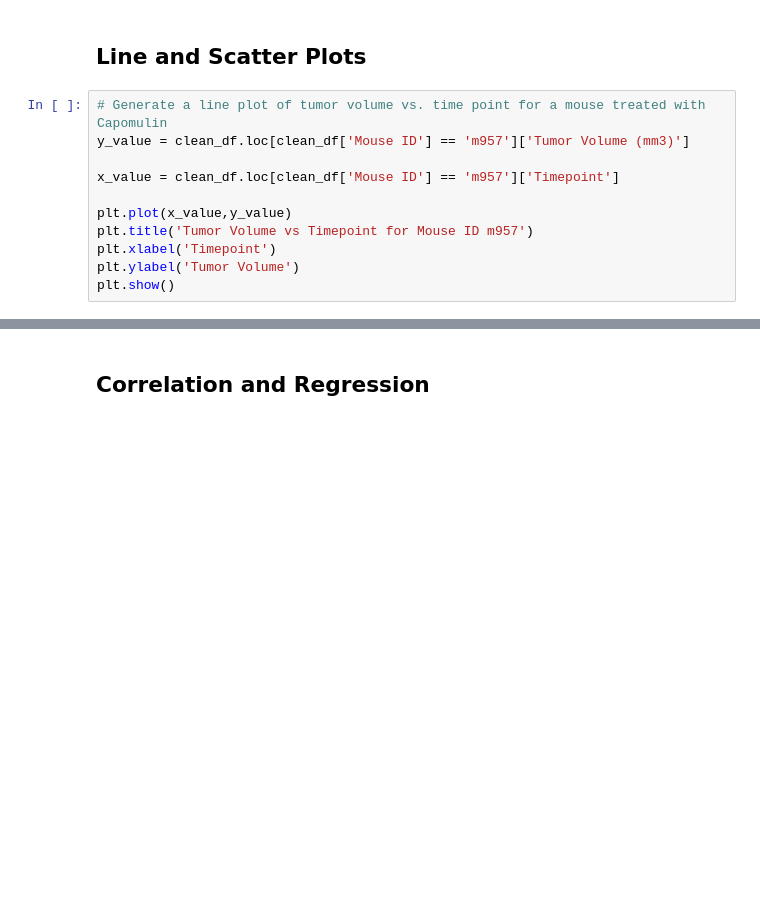
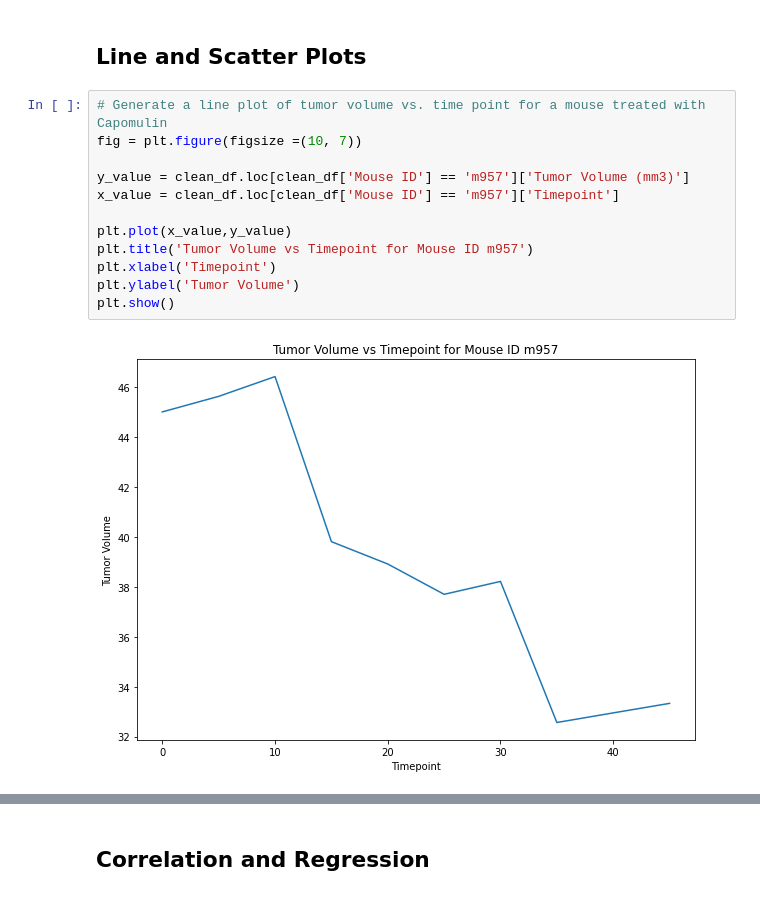
Before and after one commit to reyno255/matplotlib-challenge, a Jupyter notebook: main.ipynb, the cells around one changed output, grey strips where cells are left out. Cells and saved outputs as stored; diff of their text form; blank space fills up the shorter version.

```diff
--- a/main.ipynb
+++ b/main.ipynb
@@ -249,14 +306,17 @@ plt.show()
 ## Line and Scatter Plots
 # %%
 # Generate a line plot of tumor volume vs. time point for a mouse treated with Capomulin
+fig = plt.figure(figsize =(10, 7))
+
 y_value = clean_df.loc[clean_df['Mouse ID'] == 'm957']['Tumor Volume (mm3)']
-
 x_value = clean_df.loc[clean_df['Mouse ID'] == 'm957']['Timepoint']
 
 plt.plot(x_value,y_value)
 plt.title('Tumor Volume vs Timepoint for Mouse ID m957')
 plt.xlabel('Timepoint')
 plt.ylabel('Tumor Volume')
 plt.show()
+# %% [output]
+[figure, added]
 # %%
 # Generate a scatter plot of average tumor volume vs. mouse weight for the Capomulin regimen
```
Also changed, not shown: parts of 15 cells of this notebook.
